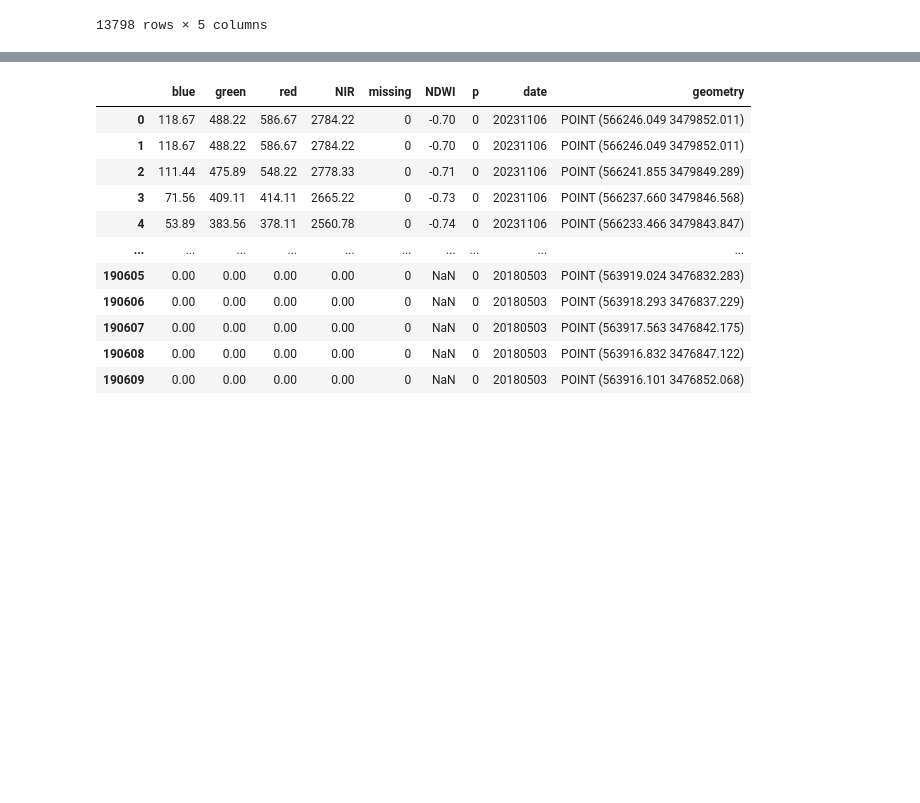
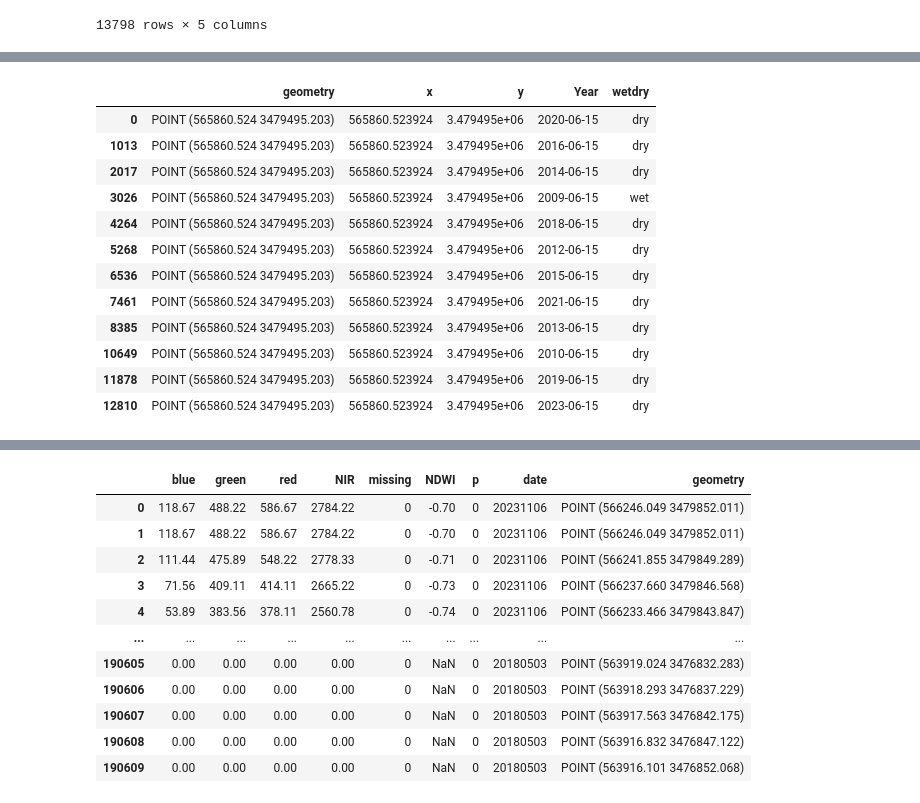
Before and after one commit to lapidesd/SanPedro_wetdry_pilot, a Jupyter notebook: code/Ramsey_survey_imagery.ipynb, the cells around one changed output, grey strips where cells are left out. Saved outputs shown, nothing was run; the diff lists cells and outputs as text; code cells hidden in the pictures; blank space fills up the shorter version.

```diff
--- a/code/Ramsey_survey_imagery.ipynb
+++ b/code/Ramsey_survey_imagery.ipynb
@@ -118,0 +134,16 @@ R_mergedry = R_mergedata[~(R_mergedata['wetdry'] == 'wet')]
+# %%
+gdf[gdf['geometry'] == gdf.iloc[0]['geometry']]
+# %% [output]
+|  | geometry | x | y | Year | wetdry |
+| 0 | POINT (565860.524 3479495.203) | 565860.523924 | 3.479495e+06 | 2020-06-15 | dry |
+| 1013 | POINT (565860.524 3479495.203) | 565860.523924 | 3.479495e+06 | 2016-06-15 | dry |
+| 2017 | POINT (565860.524 3479495.203) | 565860.523924 | 3.479495e+06 | 2014-06-15 | dry |
+| 3026 | POINT (565860.524 3479495.203) | 565860.523924 | 3.479495e+06 | 2009-06-15 | wet |
+| 4264 | POINT (565860.524 3479495.203) | 565860.523924 | 3.479495e+06 | 2018-06-15 | dry |
+| 5268 | POINT (565860.524 3479495.203) | 565860.523924 | 3.479495e+06 | 2012-06-15 | dry |
+| 6536 | POINT (565860.524 3479495.203) | 565860.523924 | 3.479495e+06 | 2015-06-15 | dry |
+| 7461 | POINT (565860.524 3479495.203) | 565860.523924 | 3.479495e+06 | 2021-06-15 | dry |
+| 8385 | POINT (565860.524 3479495.203) | 565860.523924 | 3.479495e+06 | 2013-06-15 | dry |
+| 10649 | POINT (565860.524 3479495.203) | 565860.523924 | 3.479495e+06 | 2010-06-15 | dry |
+| 11878 | POINT (565860.524 3479495.203) | 565860.523924 | 3.479495e+06 | 2019-06-15 | dry |
+| 12810 | POINT (565860.524 3479495.203) | 565860.523924 | 3.479495e+06 | 2023-06-15 | dry |
```
Also changed, not shown: parts of 4 cells of this notebook, 1 other file.
